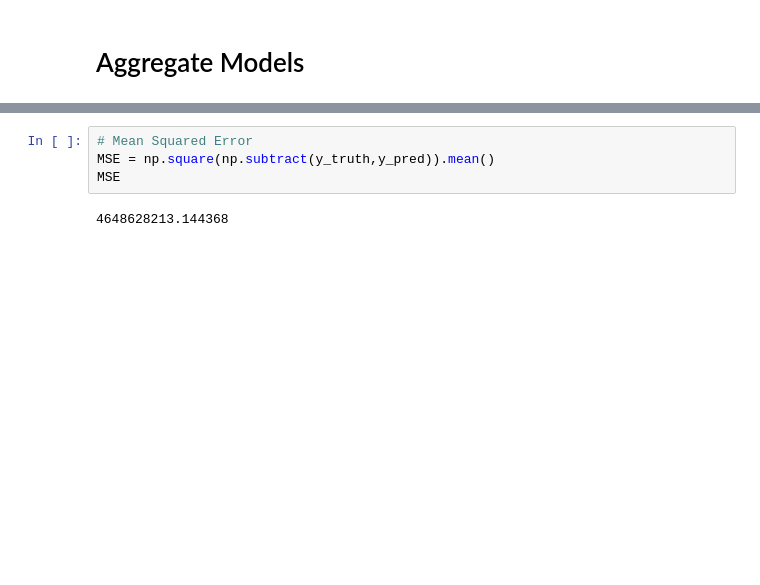
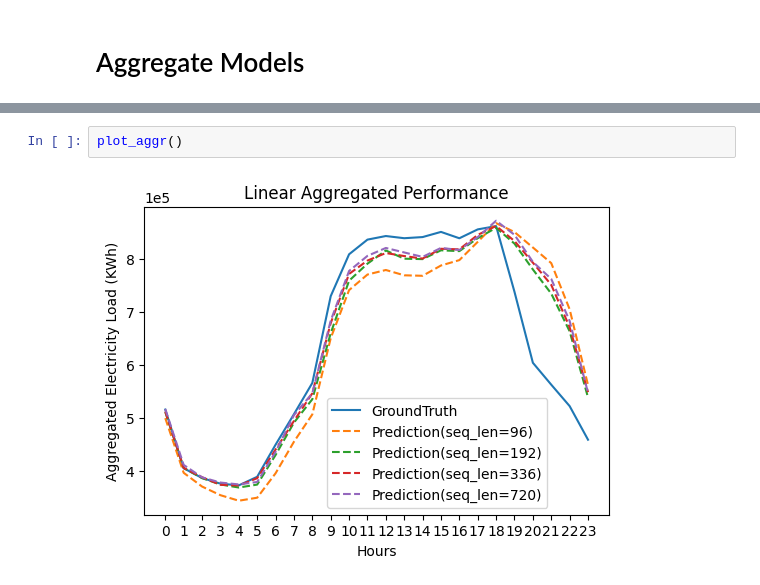
Before and after one commit to CaixiangFan/zkpet, a Jupyter notebook: src/plot.ipynb, the cells around one changed output, grey strips where cells are left out. Cells and saved outputs as stored; diff of their text form; blank space fills up the shorter version.

Commit message:
plot aggr perf

```diff
--- a/src/plot.ipynb
+++ b/src/plot.ipynb
@@ -215,6 +222,4 @@ plt.show()
-# %%
-# Mean Squared Error
-MSE = np.square(np.subtract(y_truth,y_pred)).mean()
-MSE
-# %% [output]
-4648628213.144368
+# %%
+plot_aggr()
+# %% [output]
+[figure, added]
```
Also changed, not shown: parts of 11 cells of this notebook.
